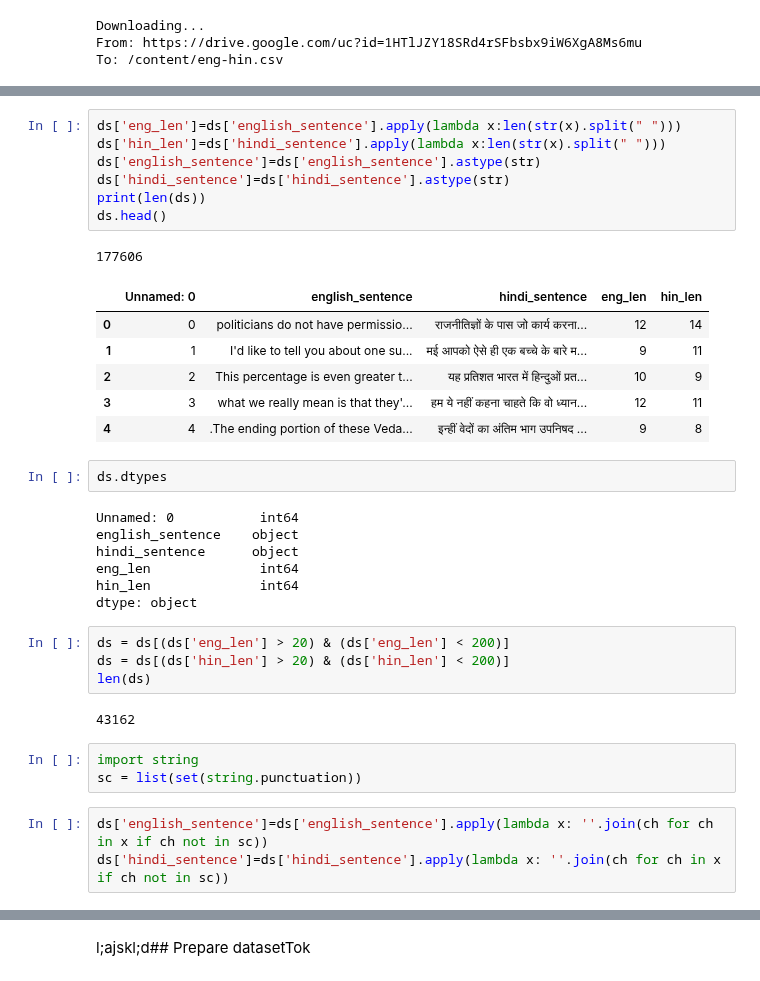
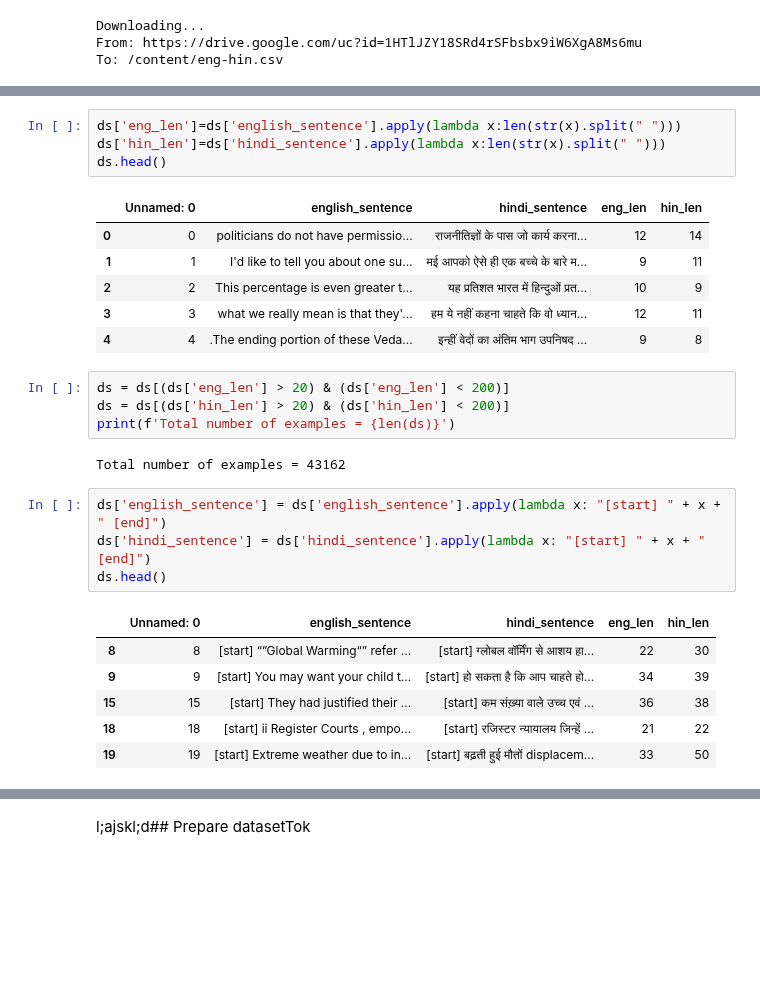
Before and after one commit to sriksmachi/sriksml, a Jupyter notebook: genai/transformers_101_nmt_eng_hin.ipynb, the cells around one changed output, grey strips where cells are left out. Drawn from its saved outputs; the diff is of its cells as text; blank space fills up the shorter version.

```diff
--- a/genai/transformers_101_nmt_eng_hin.ipynb
+++ b/genai/transformers_101_nmt_eng_hin.ipynb
@@ -71,36 +73,28 @@ ds.head()
 # %%
 ds['eng_len']=ds['english_sentence'].apply(lambda x:len(str(x).split(" ")))
 ds['hin_len']=ds['hindi_sentence'].apply(lambda x:len(str(x).split(" ")))
-ds['english_sentence']=ds['english_sentence'].astype(str)
-ds['hindi_sentence']=ds['hindi_sentence'].astype(str)
-print(len(ds))
 ds.head()
 # %% [output]
-177606
 |  | Unnamed: 0 | english_sentence | hindi_sentence | eng_len | hin_len |
 | 0 | 0 | politicians do not have permissio... | राजनीतिज्ञों के पास जो कार्य करना... | 12 | 14 |
 | 1 | 1 | I'd like to tell you about one su... | मई आपको ऐसे ही एक बच्चे के बारे म... | 9 | 11 |
 | 2 | 2 | This percentage is even greater t... | यह प्रतिशत भारत में हिन्दुओं प्रत... | 10 | 9 |
 | 3 | 3 | what we really mean is that they'... | हम ये नहीं कहना चाहते कि वो ध्यान... | 12 | 11 |
 | 4 | 4 | .The ending portion of these Veda... | इन्हीं वेदों का अंतिम भाग उपनिषद ... | 9 | 8 |
-# %%
-ds.dtypes
-# %% [output]
-Unnamed: 0           int64
-english_sentence    object
-hindi_sentence      object
-eng_len              int64
-hin_len              int64
-dtype: object
 # %%
 ds = ds[(ds['eng_len'] > 20) & (ds['eng_len'] < 200)]
 ds = ds[(ds['hin_len'] > 20) & (ds['hin_len'] < 200)]
-len(ds)
+print(f'Total number of examples = {len(ds)}')
 # %% [output]
-43162
+Total number of examples = 43162
-# %%
-import string
-sc = list(set(string.punctuation))
 # %%
-ds['english_sentence']=ds['english_sentence'].apply(lambda x: ''.join(ch for ch in x if ch not in sc))
-ds['hindi_sentence']=ds['hindi_sentence'].apply(lambda x: ''.join(ch for ch in x if ch not in sc))
+ds['english_sentence'] = ds['english_sentence'].apply(lambda x: "[start] " + x + " [end]")
+ds['hindi_sentence'] = ds['hindi_sentence'].apply(lambda x: "[start] " + x + " [end]")
+ds.head()
+# %% [output]
+|  | Unnamed: 0 | english_sentence | hindi_sentence | eng_len | hin_len |
+| 8 | 8 | [start] “”Global Warming“” refer ... | [start] ग्लोबल वॉर्मिंग से आशय हा... | 22 | 30 |
+| 9 | 9 | [start] You may want your child t... | [start] हो सकता है कि आप चाहते हो... | 34 | 39 |
+| 15 | 15 | [start] They had justified their ... | [start] कम संख़्या वाले उच्च एवं ... | 36 | 38 |
+| 18 | 18 | [start] ii Register Courts , empo... | [start] रजिस्टर न्यायालय जिन्हें ... | 21 | 22 |
+| 19 | 19 | [start] Extreme weather due to in... | [start] बढ़ती हुई मौतों displacem... | 33 | 50 |
```
Also changed, not shown: parts of 33 cells of this notebook.
